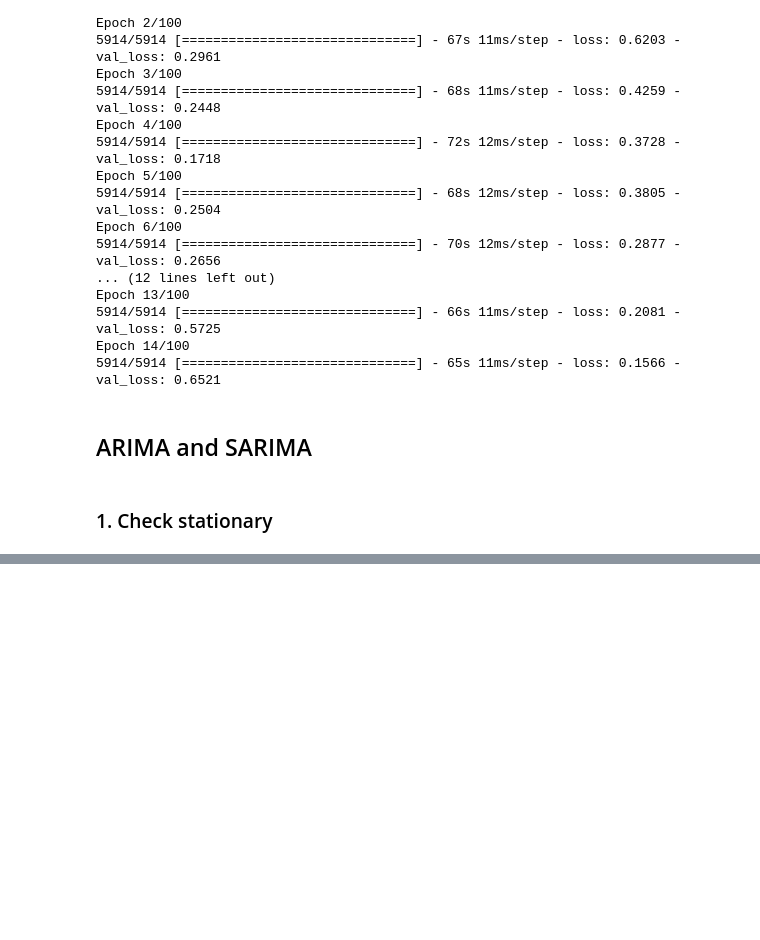
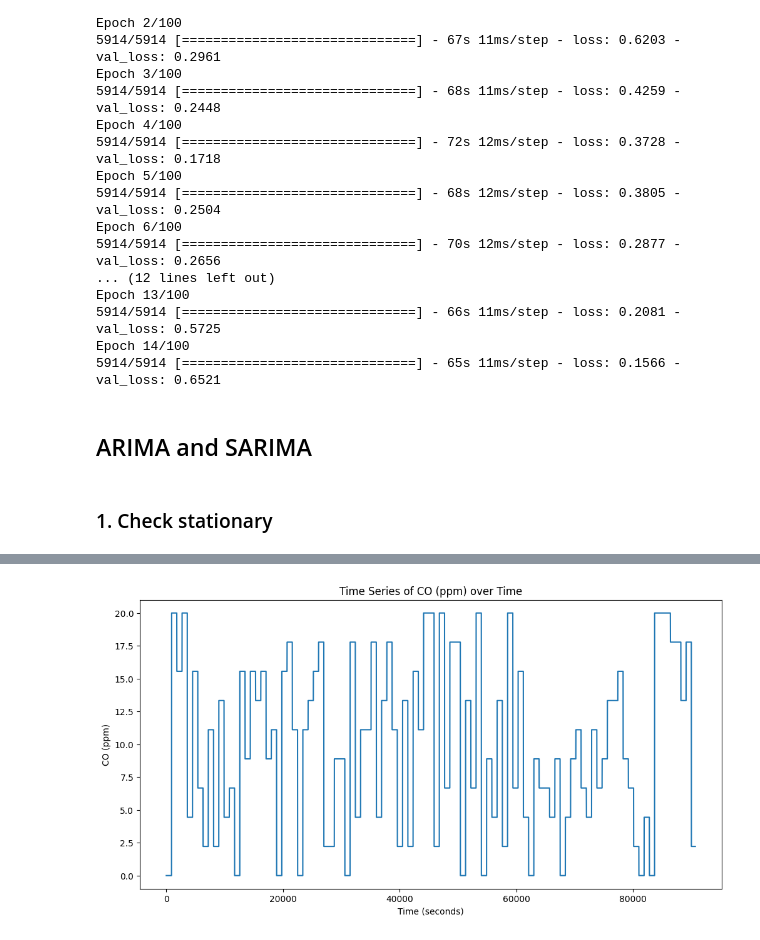
Before and after one commit to jigsaw373/elec_825, a Jupyter notebook: CO.ipynb, the cells around one changed output, grey strips where cells are left out. Saved outputs shown, nothing was run; the diff lists cells and outputs as text; code cells hidden in the pictures; blank space fills up the shorter version.

Commit message:
feat: add arima and sarima

```diff
--- a/CO.ipynb
+++ b/CO.ipynb
@@ -714,0 +614,19 @@ Name: predicted_mean, dtype: float64
+# %%
+from statsmodels.tsa.arima.model import ARIMA
+
+# Load a subset of the data for demonstration
+file_path = 'dataset/20160930_203718.csv'
+filtered_data = pd.read_csv(file_path)  # Using only the first 1000 rows
+train_data = filtered_data[:295000]
+# %%
+import matplotlib.pyplot as plt
+
+# Plotting the time series data
+plt.figure(figsize=(12, 6))
+plt.plot(train_data['Time (s)'], train_data['CO (ppm)'])
+plt.title('Time Series of CO (ppm) over Time')
+plt.xlabel('Time (seconds)')
+plt.ylabel('CO (ppm)')
+plt.show()
+# %% [output]
+[figure, added]
```
Also changed, not shown: parts of 17 cells of this notebook.
